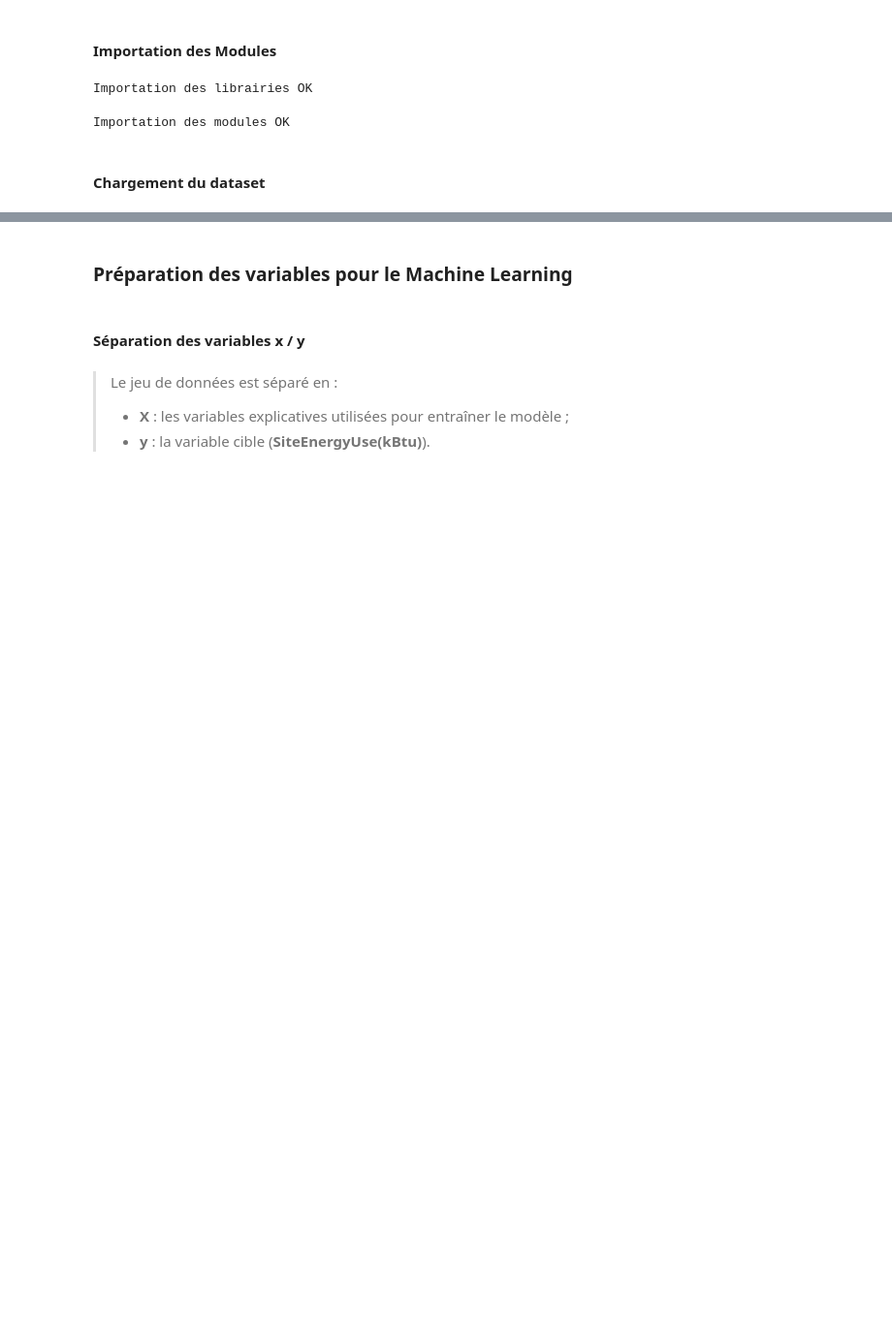
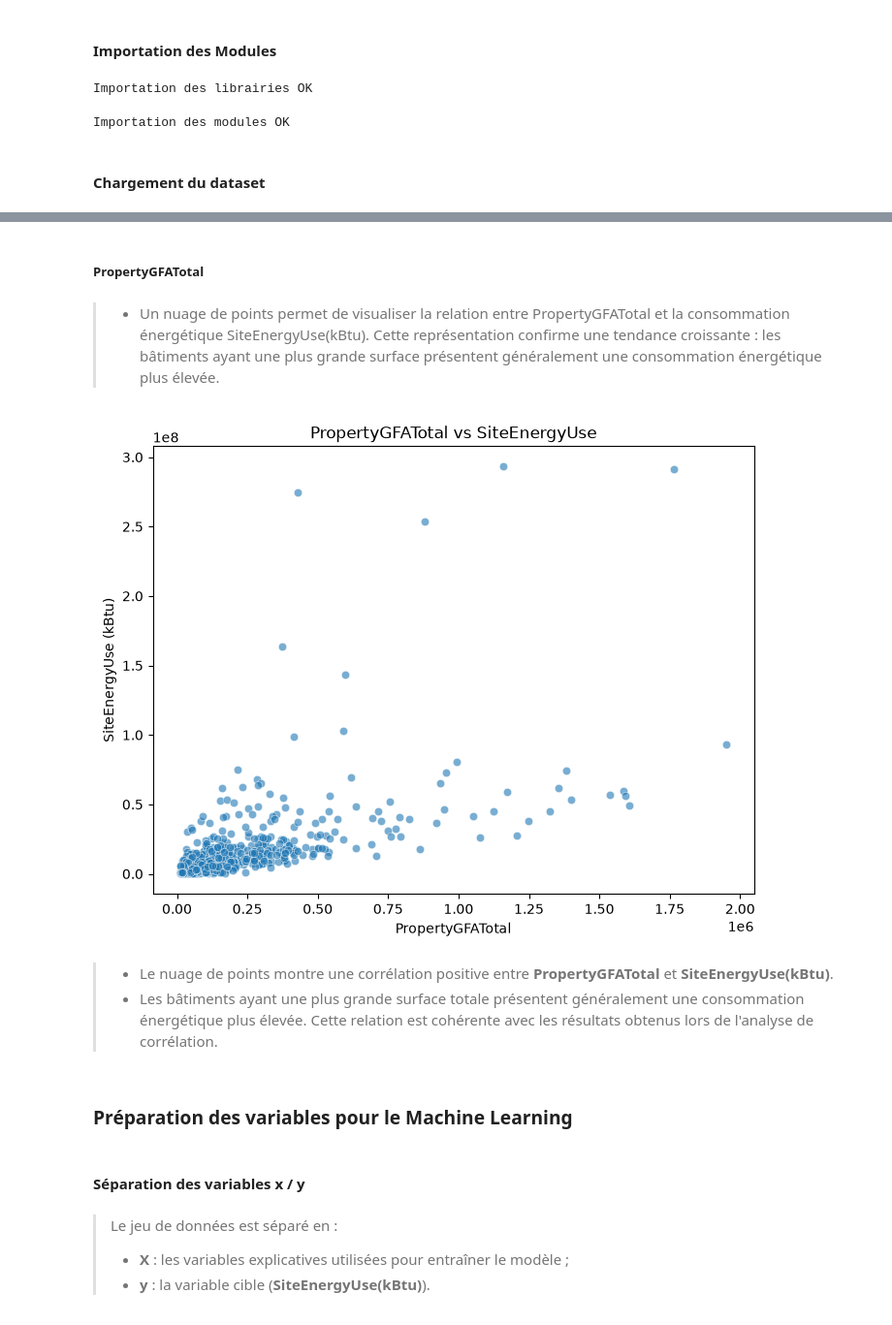
Before and after one commit to rafadmgs/Prediction_Consommation_Energetique_Batiments_Seattle, a Jupyter notebook: notebooks/P3_E3_preparation_modelisation.ipynb, the cells around one changed output, grey strips where cells are left out. Shown at 97% size. Saved outputs shown, nothing was run; the diff lists cells and outputs as text; code cells hidden in the pictures; blank space fills up the shorter version.

```diff
--- a/notebooks/P3_E3_preparation_modelisation.ipynb
+++ b/notebooks/P3_E3_preparation_modelisation.ipynb
@@ -71,3 +121,29 @@ Dimensions du dataset : 1542 lignes, 26 colonnes
+# %% [markdown]
+##### **PropertyGFATotal**
+# %% [markdown]
+> - Un nuage de points permet de visualiser la relation entre PropertyGFATotal et la consommation énergétique SiteEnergyUse(kBtu). Cette représentation confirme une tendance croissante : les bâtiments ayant une plus grande surface présentent généralement une consommation énergétique plus élevée.
+# %%
+# Relation entre PropertyGFATotal et SiteEnergyUse
+
+plt.figure(figsize=(8, 6))
+
+sns.scatterplot(
+    data=df,
+    x="propertygfatotal",
+    y="siteenergyuse(kbtu)",
+    alpha=0.6
+)
+
+plt.title("PropertyGFATotal vs SiteEnergyUse")
+plt.xlabel("PropertyGFATotal")
+plt.ylabel("SiteEnergyUse (kBtu)")
+
+plt.show()
+# %% [output]
+[figure, added]
+# %% [markdown]
+> - Le nuage de points montre une corrélation positive entre **PropertyGFATotal** et **SiteEnergyUse(kBtu)**.
+> - Les bâtiments ayant une plus grande surface totale présentent généralement une consommation énergétique plus élevée. Cette relation est cohérente avec les résultats obtenus lors de l'analyse de corrélation.
 # %% [markdown]
 ### **Préparation des variables pour le Machine Learning**
 # %% [markdown]
```
Also changed, not shown: parts of 16 cells of this notebook, 11 other files.
